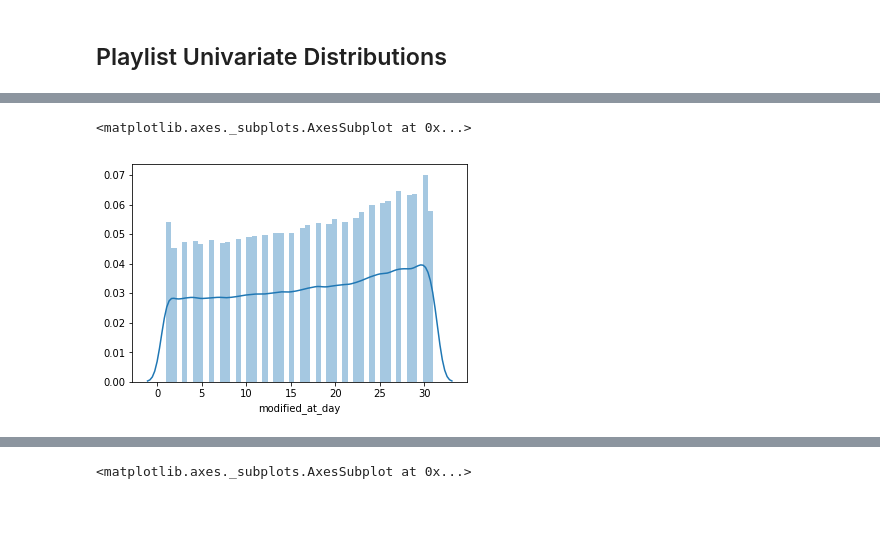
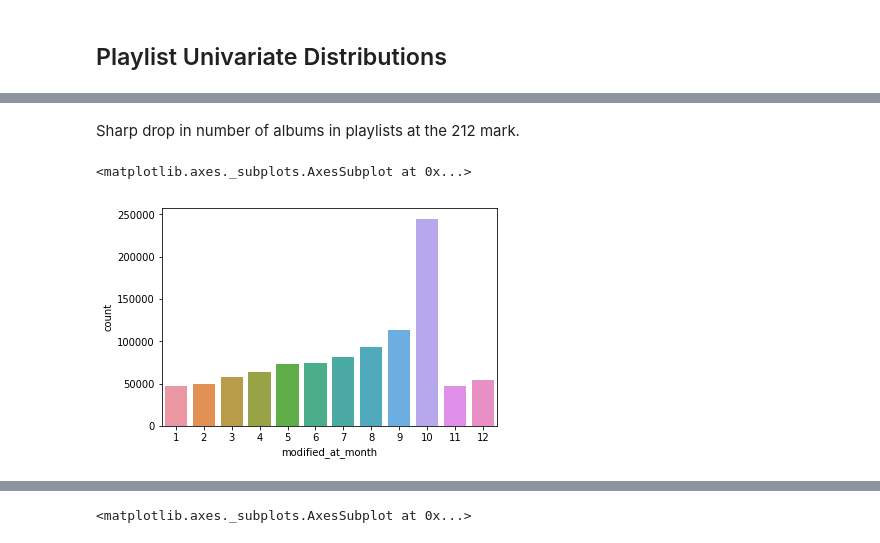
Before and after one commit to adamkhazi/one-million-playlists, a Jupyter notebook: exploration/basic.ipynb, the cells around one changed output, grey strips where cells are left out. Saved outputs shown, nothing was run; the diff lists cells and outputs as text; code cells hidden in the pictures; blank space fills up the shorter version.

```diff
--- a/exploration/basic.ipynb
+++ b/exploration/basic.ipynb
@@ -158,5 +164,7 @@ sns.distplot(playlistDataDF['modified_at_year'])
-# %%
-sns.distplot(playlistDataDF['modified_at_day'])
-# %% [output]
-<matplotlib.axes._subplots.AxesSubplot at 0x...>
-[figure, removed]
+# %% [markdown]
+Sharp drop in number of albums in playlists at the 212 mark.
+# %%
+sns.countplot(x='modified_at_month', data=playlistDataDF)
+# %% [output]
+<matplotlib.axes._subplots.AxesSubplot at 0x...>
+[figure, added]
```
Also changed, not shown: parts of 11 cells of this notebook.
